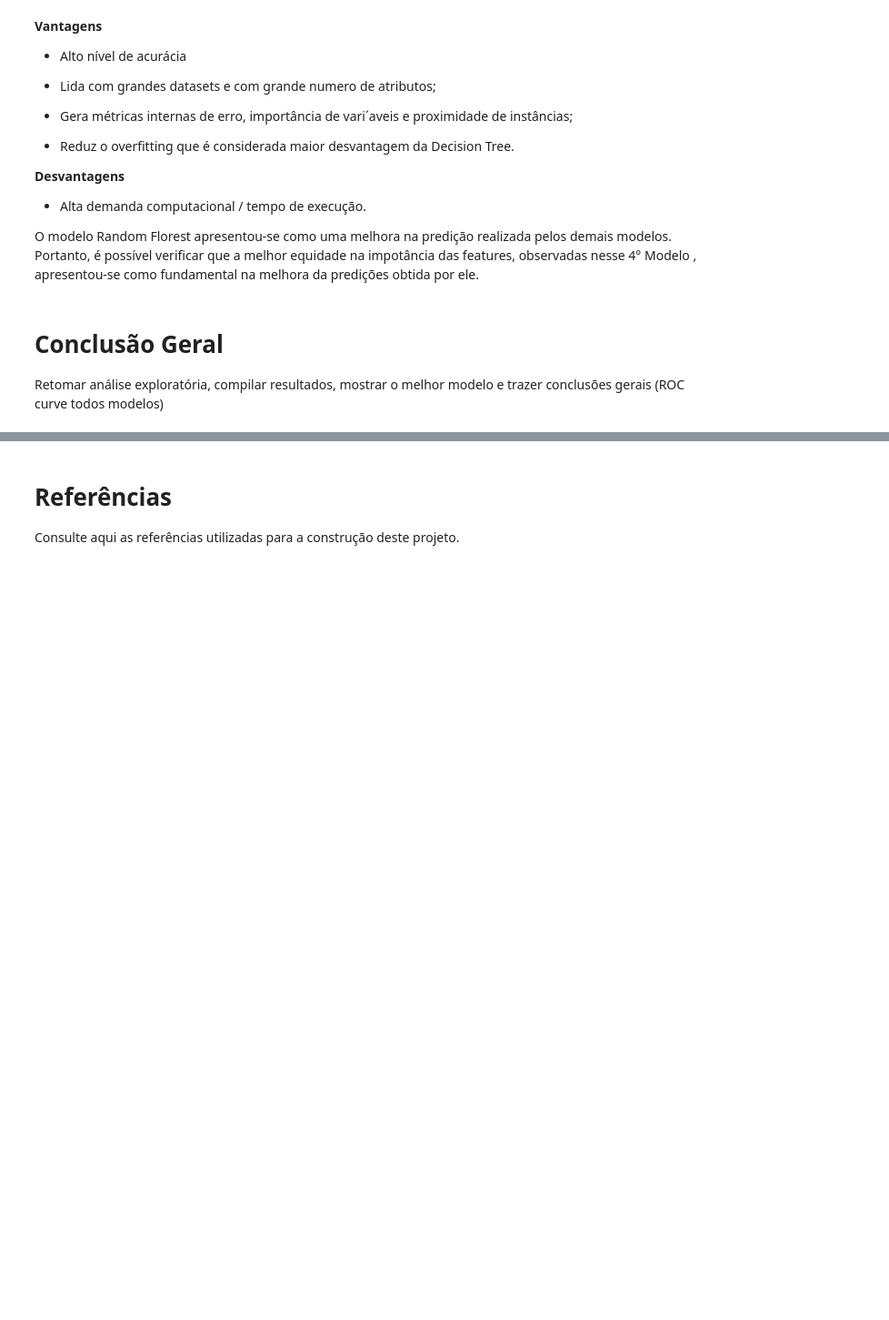
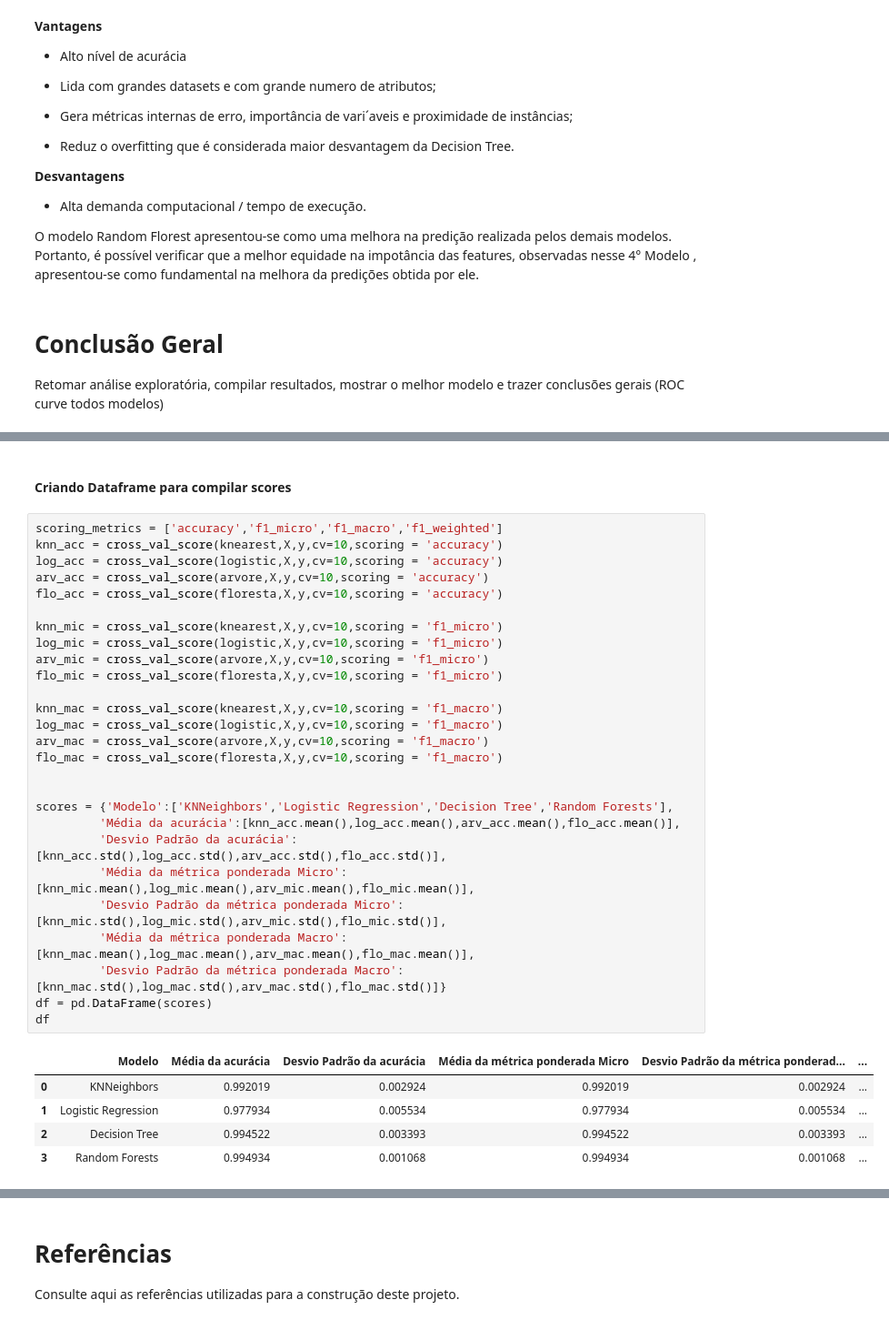
Before and after one commit to leticiacb1/Aviation_Accident_Analysis, a Jupyter notebook: Firewall_Project_Cdados2.ipynb, the cells around one changed output, grey strips where cells are left out. Shown at 91% size. Drawn from its saved outputs; the diff is of its cells as text; blank space fills up the shorter version.

```diff
--- a/Firewall_Project_Cdados2.ipynb
+++ b/Firewall_Project_Cdados2.ipynb
@@ -2870,0 +2886,35 @@ Citar Software/API de classificação de ameaça baseado em um histórico global
+# %% [markdown]
+#### Criando Dataframe para compilar scores
+# %%
+scoring_metrics = ['accuracy','f1_micro','f1_macro','f1_weighted']
+knn_acc = cross_val_score(knearest,X,y,cv=10,scoring = 'accuracy')
+log_acc = cross_val_score(logistic,X,y,cv=10,scoring = 'accuracy')
+arv_acc = cross_val_score(arvore,X,y,cv=10,scoring = 'accuracy')
+flo_acc = cross_val_score(floresta,X,y,cv=10,scoring = 'accuracy')
+
+knn_mic = cross_val_score(knearest,X,y,cv=10,scoring = 'f1_micro')
+log_mic = cross_val_score(logistic,X,y,cv=10,scoring = 'f1_micro')
+arv_mic = cross_val_score(arvore,X,y,cv=10,scoring = 'f1_micro')
+flo_mic = cross_val_score(floresta,X,y,cv=10,scoring = 'f1_micro')
+
+knn_mac = cross_val_score(knearest,X,y,cv=10,scoring = 'f1_macro')
+log_mac = cross_val_score(logistic,X,y,cv=10,scoring = 'f1_macro')
+arv_mac = cross_val_score(arvore,X,y,cv=10,scoring = 'f1_macro')
+flo_mac = cross_val_score(floresta,X,y,cv=10,scoring = 'f1_macro')
+
+
+scores = {'Modelo':['KNNeighbors','Logistic Regression','Decision Tree','Random Forests'],
+         'Média da acurácia':[knn_acc.mean(),log_acc.mean(),arv_acc.mean(),flo_acc.mean()],
+         'Desvio Padrão da acurácia':[knn_acc.std(),log_acc.std(),arv_acc.std(),flo_acc.std()],
+         'Média da métrica ponderada Micro':[knn_mic.mean(),log_mic.mean(),arv_mic.mean(),flo_mic.mean()],
+         'Desvio Padrão da métrica ponderada Micro':[knn_mic.std(),log_mic.std(),arv_mic.std(),flo_mic.std()],
+         'Média da métrica ponderada Macro':[knn_mac.mean(),log_mac.mean(),arv_mac.mean(),flo_mac.mean()],
+         'Desvio Padrão da métrica ponderada Macro':[knn_mac.std(),log_mac.std(),arv_mac.std(),flo_mac.std()]}
+df = pd.DataFrame(scores)
+df
+# %% [output]
+|  | Modelo | Média da acurácia | Desvio Padrão da acurácia | Média da métrica ponderada Micro | Desvio Padrão da métrica ponderad... | ... |
+| 0 | KNNeighbors | 0.992019 | 0.002924 | 0.992019 | 0.002924 | ... |
+| 1 | Logistic Regression | 0.977934 | 0.005534 | 0.977934 | 0.005534 | ... |
+| 2 | Decision Tree | 0.994522 | 0.003393 | 0.994522 | 0.003393 | ... |
+| 3 | Random Forests | 0.994934 | 0.001068 | 0.994934 | 0.001068 | ... |
```
Also changed, not shown: parts of 17 cells of this notebook, 2 other files.
